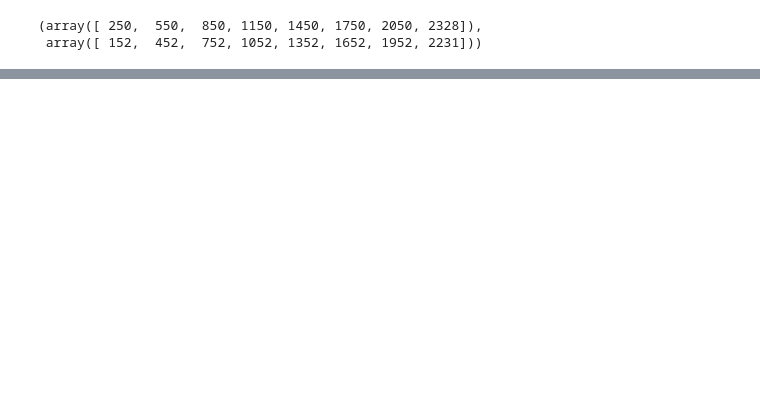
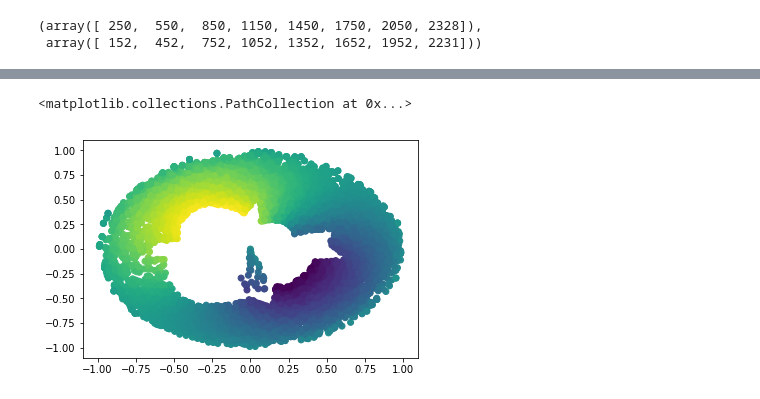
Before and after one commit to yoachim/fisheye_wcs, a Jupyter notebook: example/Chop_example.ipynb, the cells around one changed output, grey strips where cells are left out. Cells and saved outputs as stored; diff of their text form; code cells hidden in the pictures; blank space fills up the shorter version.

```diff
--- a/example/Chop_example.ipynb
+++ b/example/Chop_example.ipynb
@@ -108,0 +141,6 @@ plt.colorbar()
+# %%
+r = np.sin(np.radians(alt))
+plt.scatter(r*np.sin(np.radians(az)), r*np.cos(np.radians(az)), c=points['x'])
+# %% [output]
+<matplotlib.collections.PathCollection at 0x...>
+[figure, added]
```
Also changed, not shown: parts of 23 cells of this notebook, 1 other file.
